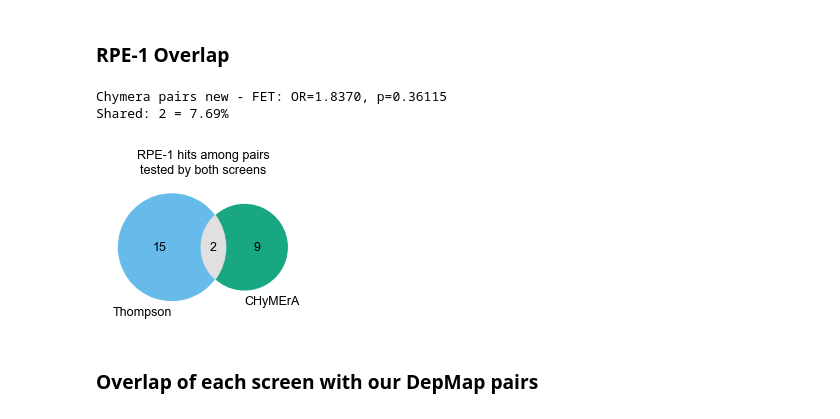
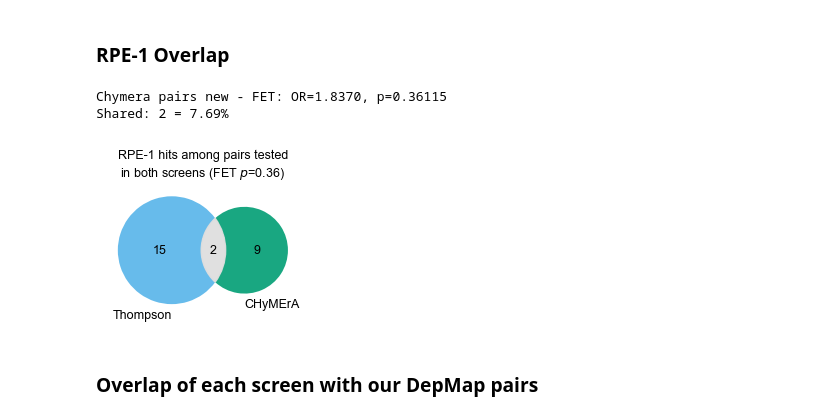
Before and after one commit to DeKegel/paralog_SL_prediction, a Jupyter notebook: 2_data_analysis/01_compare_GI_screens.ipynb, the cells around one changed output. Saved outputs shown, nothing was run; the diff lists cells and outputs as text; code cells hidden in the pictures.

```diff
--- a/2_data_analysis/01_compare_GI_screens.ipynb
+++ b/2_data_analysis/01_compare_GI_screens.ipynb
@@ -514,23 +518,24 @@ Parrish/Chymera - FET: OR=7.6949, p=0.00000005
 # %%
 f, ax = plt.subplots(1, 1, figsize=(2.5,1.8))
 
 df = pd.merge(thompson_pairs[['sorted_gene_pair','RPE_SL']], chymera_pairs[['sorted_gene_pair','rpe1_SL']])
 ctab = pd.crosstab(df.RPE_SL, df.rpe1_SL)
-print('Chymera pairs new - FET: OR=%.4f, p=%.5f' % (stats.fisher_exact(ctab)))
+OR, pval = stats.fisher_exact(ctab)
+print('Chymera pairs new - FET: OR=%.4f, p=%.5f' % (OR, pval))
 print('Shared: %d = %.2f%%' % (df[df.RPE_SL & df.rpe1_SL].shape[0],
                                df[df.RPE_SL & df.rpe1_SL].shape[0]/df[df.RPE_SL|df.rpe1_SL].shape[0]*100))
 
 v = venn2([set(df[df.RPE_SL].sorted_gene_pair), set(df[df.rpe1_SL].sorted_gene_pair)], ['Thompson','CHyMErA'], ax=ax,
           alpha=0.9, set_colors=[data_palette[2], data_palette[5]])
 v.get_patch_by_id('11').set_color('#ddd')
 for text in v.set_labels: text.set_fontsize(9)
-_=ax.set_title('RPE-1 hits among pairs\ntested by both screens', fontsize=9)
+_=ax.set_title('RPE-1 hits among pairs tested\nin both screens (FET $p$=%.2f)' % (pval), fontsize=9)
 
 f.savefig("../figures/for_paper/rpe1_overlap_venn.svg", bbox_inches="tight", dpi=300)
 # %% [output]
 Chymera pairs new - FET: OR=1.8370, p=0.36115
 Shared: 2 = 7.69%
-[figure, old version]
+[figure, new version]
 # %% [markdown]
 ### Overlap of each screen with our DepMap pairs
 # %%
```
Also changed, not shown: parts of 3 cells of this notebook, 11 other files.
